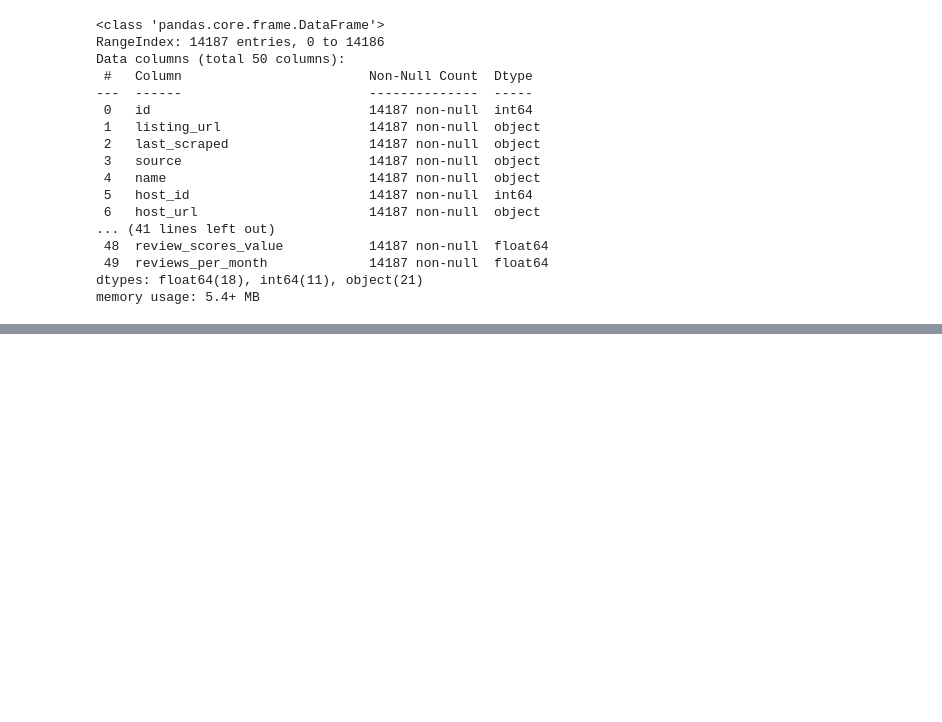
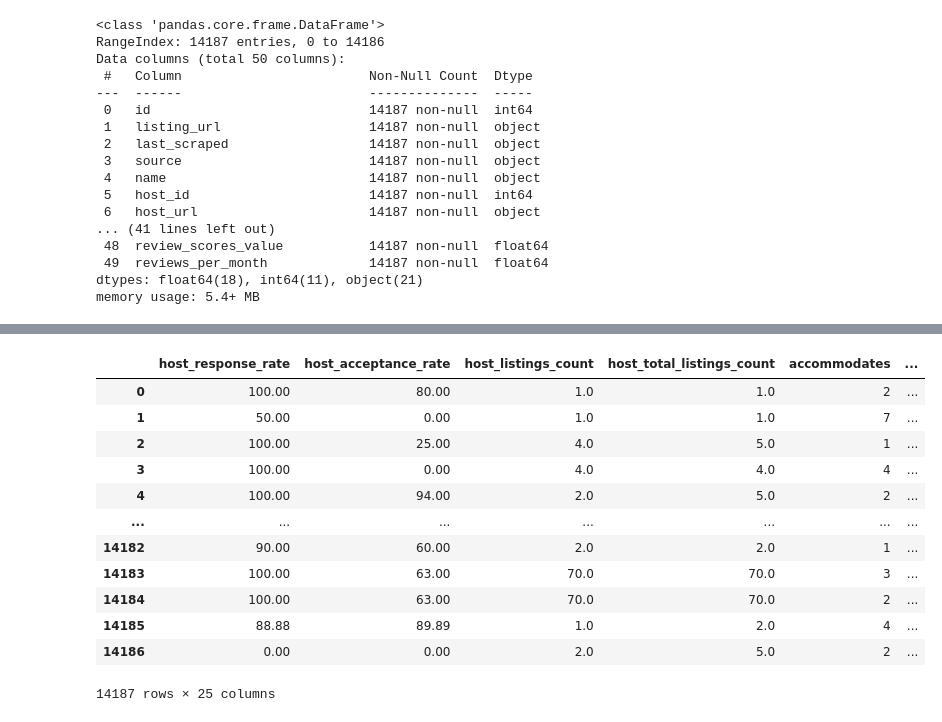
Before and after one commit to Raydays55/Valores_Atipicos, a Jupyter notebook: Actividad 4.2/Act_4_2.ipynb, the cells around one changed output, grey strips where cells are left out. Drawn from its saved outputs; the diff is of its cells as text; code cells hidden in the pictures; blank space fills up the shorter version.

```diff
--- a/Actividad 4.2/Act_4_2.ipynb
+++ b/Actividad 4.2/Act_4_2.ipynb
@@ -64,4 +64,12 @@ Data columns (total 50 columns):
 dtypes: float64(18), int64(11), object(21)
 memory usage: 5.4+ MB
 # %%
-# Separar el df por variables cualitativas y cuantitativas
+# Latitude and Longitude serán excluidos para el rango IQR, debido a que son coordenadas geográficas.
+## Primero corregir formato de algunas columnas
+df['id'] = df['id'].astype(str)
+df['host_id'] = df['host_id'].astype(str)
+df['last_scraped'] = pd.to_datetime(df['last_scraped'], errors = 'coerce')
+df['host_since'] = pd.to_datetime(df['host_since'], errors = 'coerce')
+
+# Corroborar cambios
+df.info()
@@ -68,2 +94,20 @@ memory usage: 5.4+ MB
 # %%
-# Método Rango Intercuartílico
+# Separar el df por variables cualitativas y cuantitativas
+cuantitativas = df.iloc[:, [11,12,15,16,27,28,30,31] + list(range(33,50))]
+cualitativas = df.iloc[:, list(range(0,11)) + [13,14,29,32] + list(range(17,27))]
+
+cuantitativas
+# %% [output]
+|  | host_response_rate | host_acceptance_rate | host_listings_count | host_total_listings_count | accommodates | ... |
+| 0 | 100.00 | 80.00 | 1.0 | 1.0 | 2 | ... |
+| 1 | 50.00 | 0.00 | 1.0 | 1.0 | 7 | ... |
+| 2 | 100.00 | 25.00 | 4.0 | 5.0 | 1 | ... |
+| 3 | 100.00 | 0.00 | 4.0 | 4.0 | 4 | ... |
+| 4 | 100.00 | 94.00 | 2.0 | 5.0 | 2 | ... |
+| ... | ... | ... | ... | ... | ... | ... |
+| 14182 | 90.00 | 60.00 | 2.0 | 2.0 | 1 | ... |
+| 14183 | 100.00 | 63.00 | 70.0 | 70.0 | 3 | ... |
+| 14184 | 100.00 | 63.00 | 70.0 | 70.0 | 2 | ... |
+| 14185 | 88.88 | 89.89 | 1.0 | 2.0 | 4 | ... |
+| 14186 | 0.00 | 0.00 | 2.0 | 5.0 | 2 | ... |
+14187 rows × 25 columns
```
Also changed, not shown: parts of 1 cell of this notebook.
